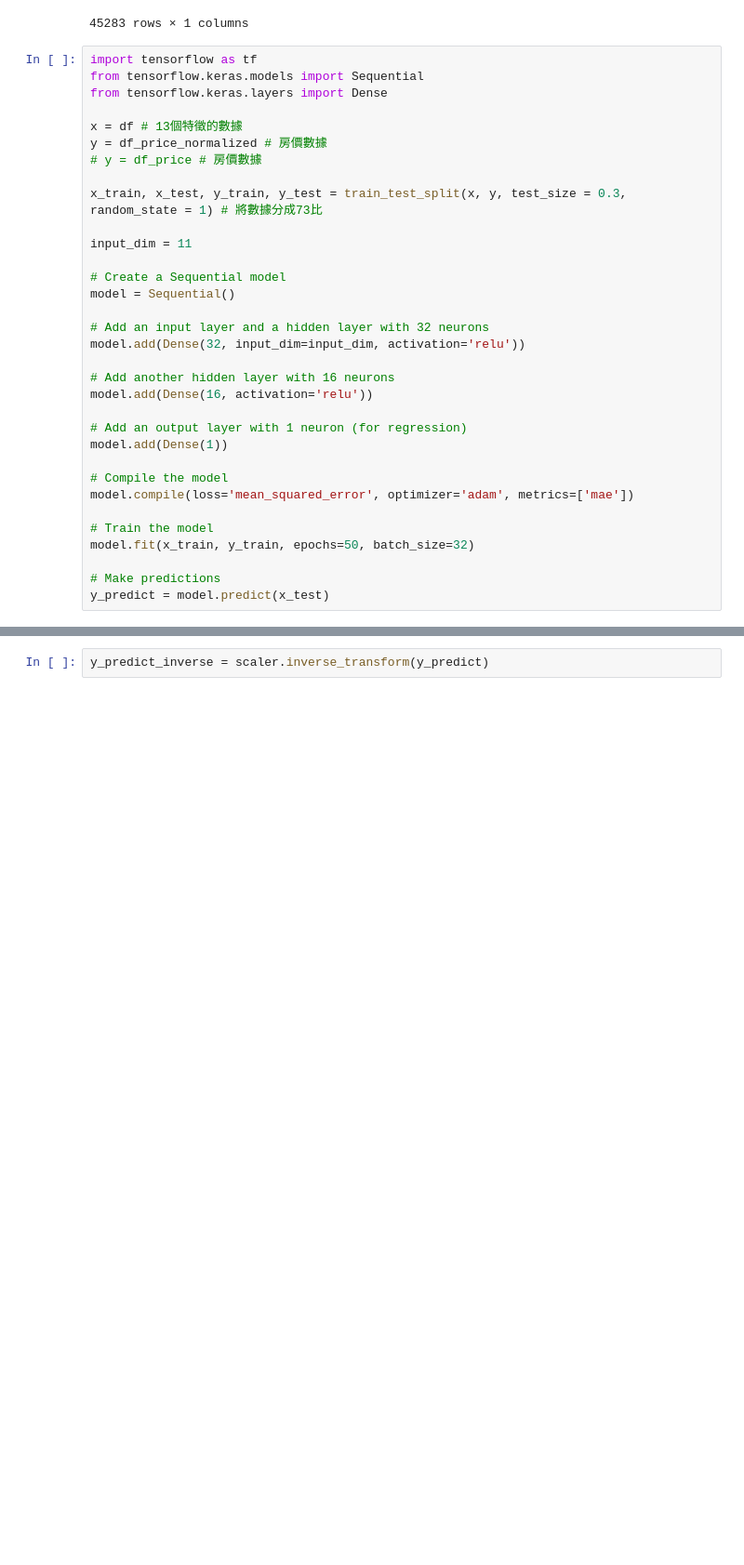
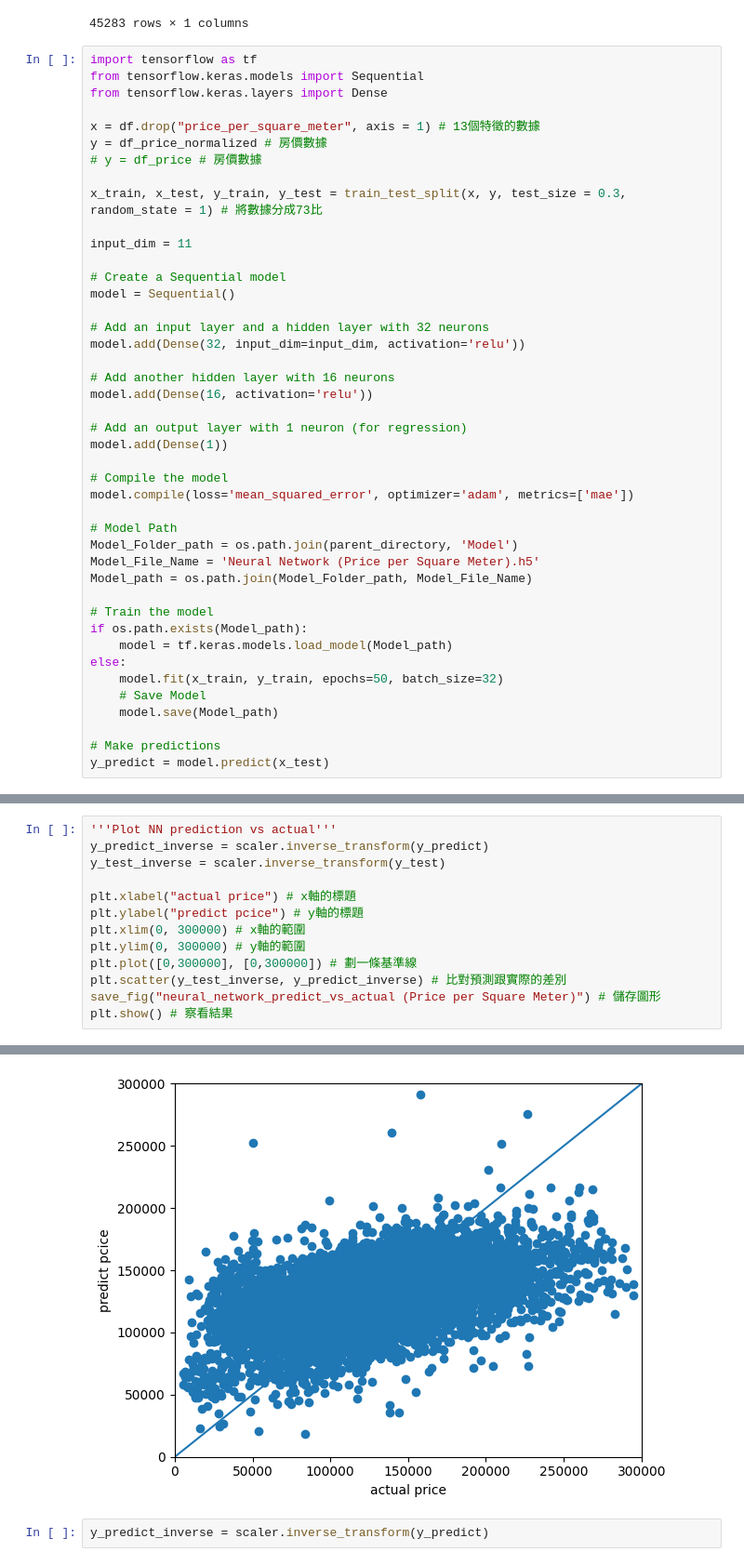
Before and after one commit to jgw0915/housePricePredict, a Jupyter notebook: Scripts/house_average_price.ipynb, the cells around one changed output, grey strips where cells are left out. Shown at 93% size. Cells and saved outputs as stored; diff of their text form; blank space fills up the shorter version.

```diff
--- a/Scripts/house_average_price.ipynb
+++ b/Scripts/house_average_price.ipynb
@@ -255,7 +255,7 @@ import tensorflow as tf
 from tensorflow.keras.models import Sequential
 from tensorflow.keras.layers import Dense
 
-x = df # 13個特徵的數據
+x = df.drop("price_per_square_meter", axis = 1) # 13個特徵的數據
 y = df_price_normalized # 房價數據
 # y = df_price # 房價數據
 
@@ -278,8 +278,18 @@ model.add(Dense(1))
 # Compile the model
 model.compile(loss='mean_squared_error', optimizer='adam', metrics=['mae'])
 
+# Model Path
+Model_Folder_path = os.path.join(parent_directory, 'Model')
+Model_File_Name = 'Neural Network (Price per Square Meter).h5'
+Model_path = os.path.join(Model_Folder_path, Model_File_Name)
+
 # Train the model
-model.fit(x_train, y_train, epochs=50, batch_size=32)
+if os.path.exists(Model_path):
+    model = tf.keras.models.load_model(Model_path)
+else:
+    model.fit(x_train, y_train, epochs=50, batch_size=32)
+    # Save Model
+    model.save(Model_path)
 
 # Make predictions
 y_predict = model.predict(x_test)
@@ -291,0 +299,14 @@ Input 0 of layer "dense_48" is incompatible with the layer: expected axis -1 of
+# %%
+'''Plot NN prediction vs actual'''
+y_predict_inverse = scaler.inverse_transform(y_predict)
+y_test_inverse = scaler.inverse_transform(y_test)
+
+plt.xlabel("actual price") # x軸的標題
+plt.ylabel("predict pcice") # y軸的標題
+plt.xlim(0, 300000) # x軸的範圍
+plt.ylim(0, 300000) # y軸的範圍
+plt.plot([0,300000], [0,300000]) # 劃一條基準線
+plt.scatter(y_test_inverse, y_predict_inverse) # 比對預測跟實際的差別
+save_fig("neural_network_predict_vs_actual (Price per Square Meter)") # 儲存圖形
+plt.show() # 察看結果
+# %% [output]
@@ -292,3 +314,4 @@ Input 0 of layer "dense_48" is incompatible with the layer: expected axis -1 of
+[figure, added]
 # %%
 y_predict_inverse = scaler.inverse_transform(y_predict)
 # %%
```
Also changed, not shown: parts of 9 cells of this notebook, 1 other file.
